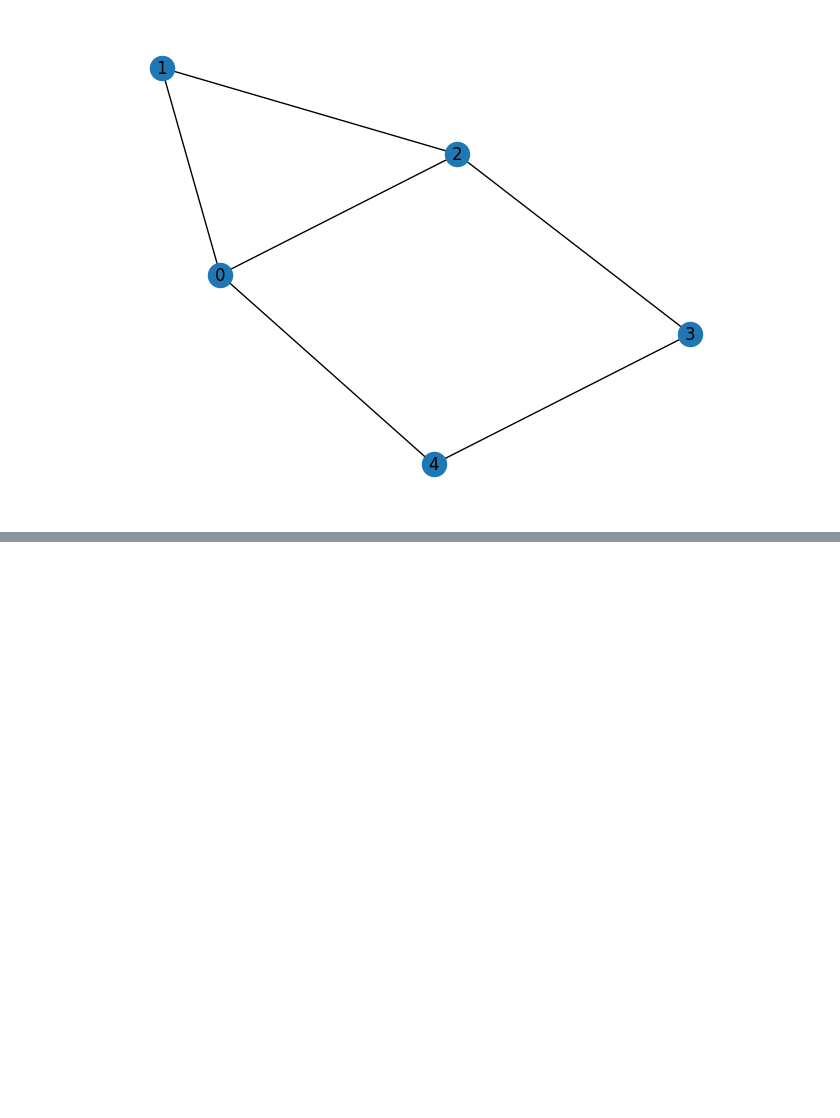
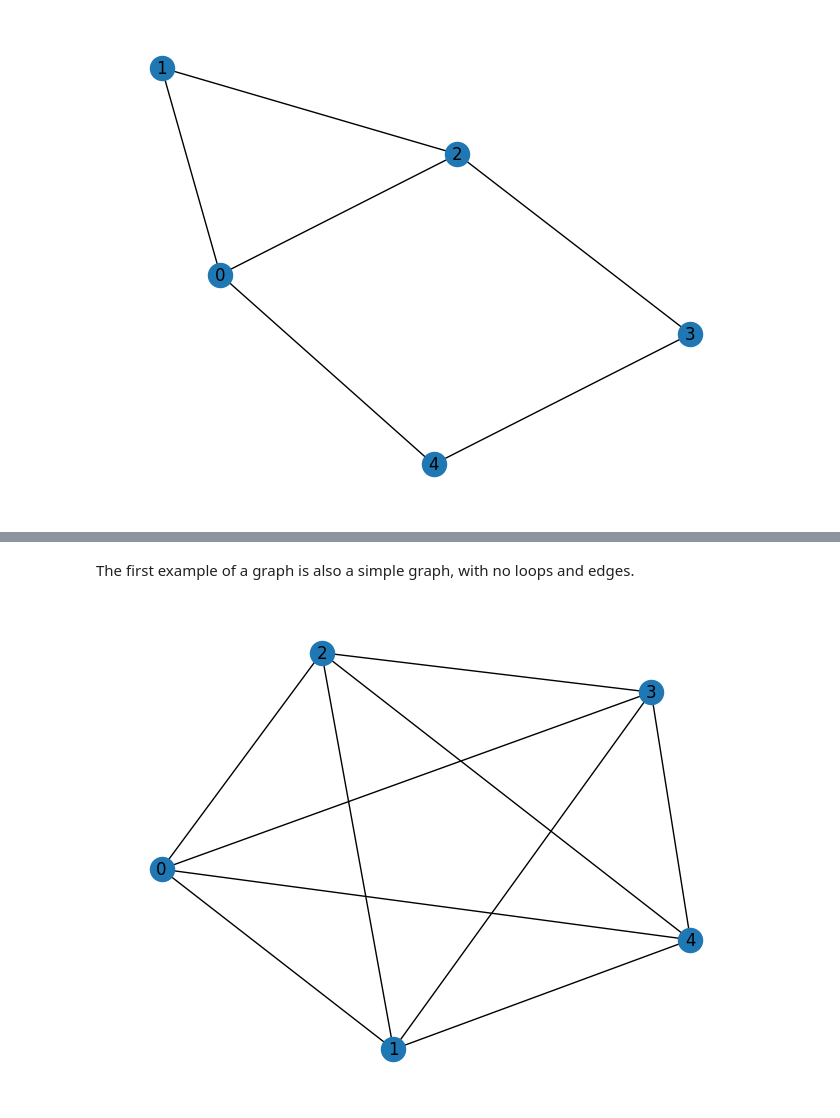
Before and after one commit to Celian4862/Discrete_Math_2, a Jupyter notebook: Assignments/Lecture 3/pre-finals.ipynb, the cells around one changed output, grey strips where cells are left out. Cells and saved outputs as stored; diff of their text form; code cells hidden in the pictures; blank space fills up the shorter version.

```diff
--- a/Assignments/Lecture 3/pre-finals.ipynb
+++ b/Assignments/Lecture 3/pre-finals.ipynb
@@ -16,0 +65,18 @@ plt.show()
+# %% [markdown]
+The first example of a graph is also a simple graph, with no loops and edges.
+# %%
+import matplotlib.pyplot as plt
+import networkx as nx
+
+# Create a complete graph with 5 nodes
+G = nx.complete_graph(5)
+
+# Seed for reproducible layout
+seed = 57
+pos = nx.spring_layout(G, seed=seed)
+
+# Draw the graph
+nx.draw(G, pos=pos, with_labels=True)
+plt.show()
+# %% [output]
+[figure, added]
```
Also changed, not shown: parts of 11 cells of this notebook, 1 other file.
